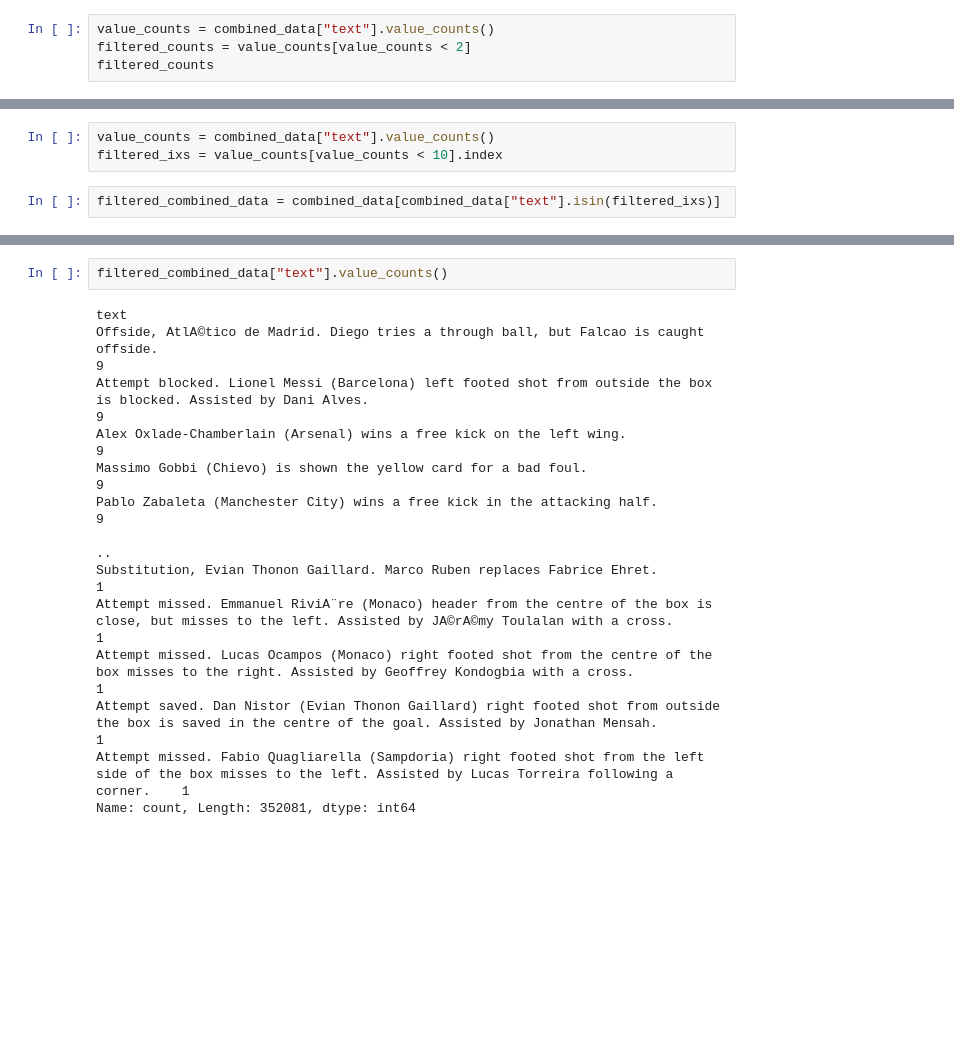
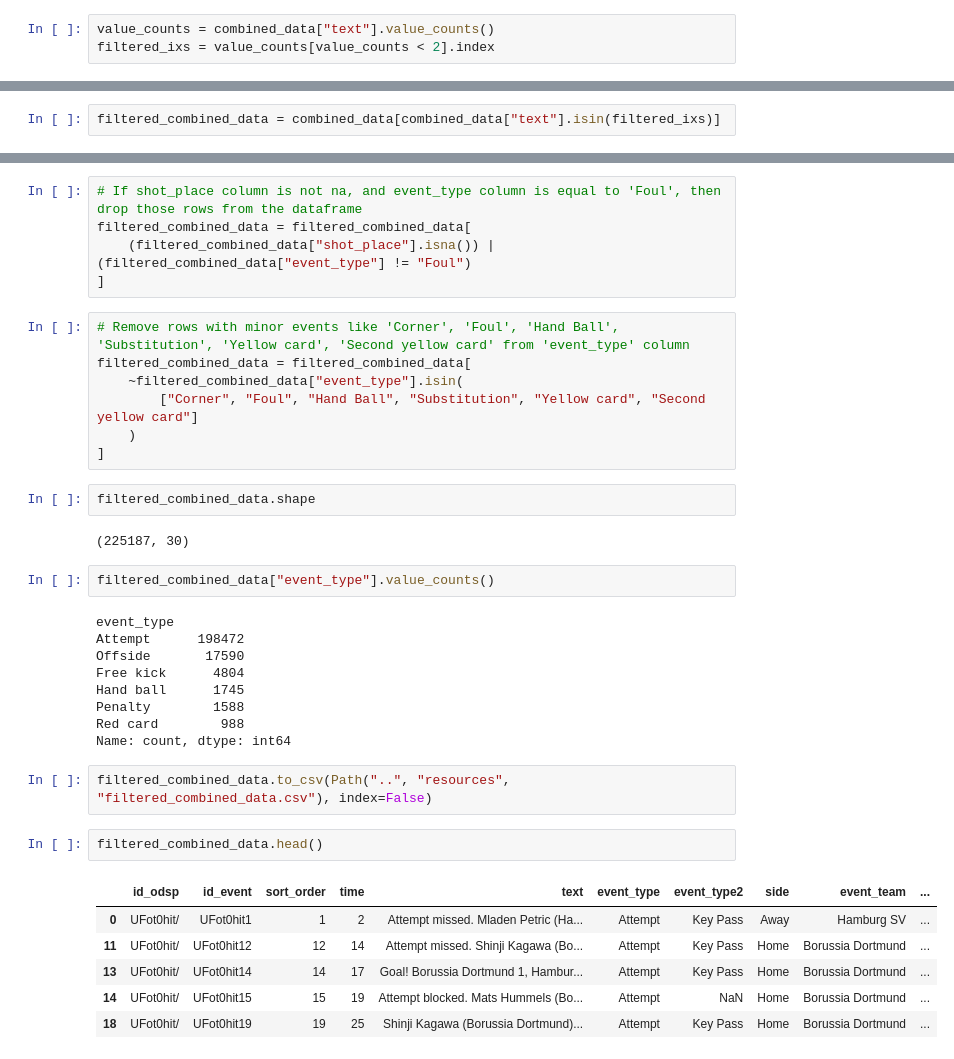
Before and after one commit to asif256000/realistic_football_commentary_generator, a Jupyter notebook: src/data_analysis.ipynb, the cells around one changed output, grey strips where cells are left out. Drawn from its saved outputs; the diff is of its cells as text; blank space fills up the shorter version.

```diff
--- a/src/data_analysis.ipynb
+++ b/src/data_analysis.ipynb
@@ -192,4 +100,3 @@ Name: text, dtype: object
 # %%
 value_counts = combined_data["text"].value_counts()
-filtered_counts = value_counts[value_counts < 2]
-filtered_counts
+filtered_ixs = value_counts[value_counts < 2].index
@@ -230,6 +103,3 @@ Name: count, dtype: int64
-# %%
-value_counts = combined_data["text"].value_counts()
-filtered_ixs = value_counts[value_counts < 10].index
 # %%
 filtered_combined_data = combined_data[combined_data["text"].isin(filtered_ixs)]
 # %%
@@ -251,16 +109,38 @@ filtered_combined_data
+# %%
+# If shot_place column is not na, and event_type column is equal to 'Foul', then drop those rows from the dataframe
+filtered_combined_data = filtered_combined_data[
+    (filtered_combined_data["shot_place"].isna()) | (filtered_combined_data["event_type"] != "Foul")
+]
+# %%
+# Remove rows with minor events like 'Corner', 'Foul', 'Hand Ball', 'Substitution', 'Yellow card', 'Second yellow card' from 'event_type' column
+filtered_combined_data = filtered_combined_data[
+    ~filtered_combined_data["event_type"].isin(
+        ["Corner", "Foul", "Hand Ball", "Substitution", "Yellow card", "Second yellow card"]
+    )
+]
+# %%
+filtered_combined_data.shape
+# %% [output]
+(225187, 30)
 # %%
-filtered_combined_data["text"].value_counts()
+filtered_combined_data["event_type"].value_counts()
 # %% [output]
-text
-Offside, AtlA©tico de Madrid. Diego tries a through ball, but Falcao is caught offside.                                                                              9
-Attempt blocked. Lionel Messi (Barcelona) left footed shot from outside the box is blocked. Assisted by Dani Alves.                                                  9
-Alex Oxlade-Chamberlain (Arsenal) wins a free kick on the left wing.                                                                                                 9
-Massimo Gobbi (Chievo) is shown the yellow card for a bad foul.                                                                                                      9
-Pablo Zabaleta (Manchester City) wins a free kick in the attacking half.                                                                                             9
-                                                                                                                                                                    ..
-Substitution, Evian Thonon Gaillard. Marco Ruben replaces Fabrice Ehret.                                                                                             1
-Attempt missed. Emmanuel RiviA¨re (Monaco) header from the centre of the box is close, but misses to the left. Assisted by JA©rA©my Toulalan with a cross.           1
-Attempt missed. Lucas Ocampos (Monaco) right footed shot from the centre of the box misses to the right. Assisted by Geoffrey Kondogbia with a cross.                1
-Attempt saved. Dan Nistor (Evian Thonon Gaillard) right footed shot from outside the box is saved in the centre of the goal. Assisted by Jonathan Mensah.            1
-Attempt missed. Fabio Quagliarella (Sampdoria) right footed shot from the left side of the box misses to the left. Assisted by Lucas Torreira following a corner.    1
-Name: count, Length: 352081, dtype: int64
+event_type
+Attempt      198472
+Offside       17590
+Free kick      4804
+Hand ball      1745
+Penalty        1588
+Red card        988
+Name: count, dtype: int64
+# %%
+filtered_combined_data.to_csv(Path("..", "resources", "filtered_combined_data.csv"), index=False)
+# %%
+filtered_combined_data.head()
+# %% [output]
+|  | id_odsp | id_event | sort_order | time | text | event_type | event_type2 | side | event_team | ... |
+| 0 | UFot0hit/ | UFot0hit1 | 1 | 2 | Attempt missed. Mladen Petric (Ha... | Attempt | Key Pass | Away | Hamburg SV | ... |
+| 11 | UFot0hit/ | UFot0hit12 | 12 | 14 | Attempt missed. Shinji Kagawa (Bo... | Attempt | Key Pass | Home | Borussia Dortmund | ... |
+| 13 | UFot0hit/ | UFot0hit14 | 14 | 17 | Goal! Borussia Dortmund 1, Hambur... | Attempt | Key Pass | Home | Borussia Dortmund | ... |
+| 14 | UFot0hit/ | UFot0hit15 | 15 | 19 | Attempt blocked. Mats Hummels (Bo... | Attempt | NaN | Home | Borussia Dortmund | ... |
+| 18 | UFot0hit/ | UFot0hit19 | 19 | 25 | Shinji Kagawa (Borussia Dortmund)... | Attempt | Key Pass | Home | Borussia Dortmund | ... |
```
Also changed, not shown: parts of 23 cells of this notebook.
